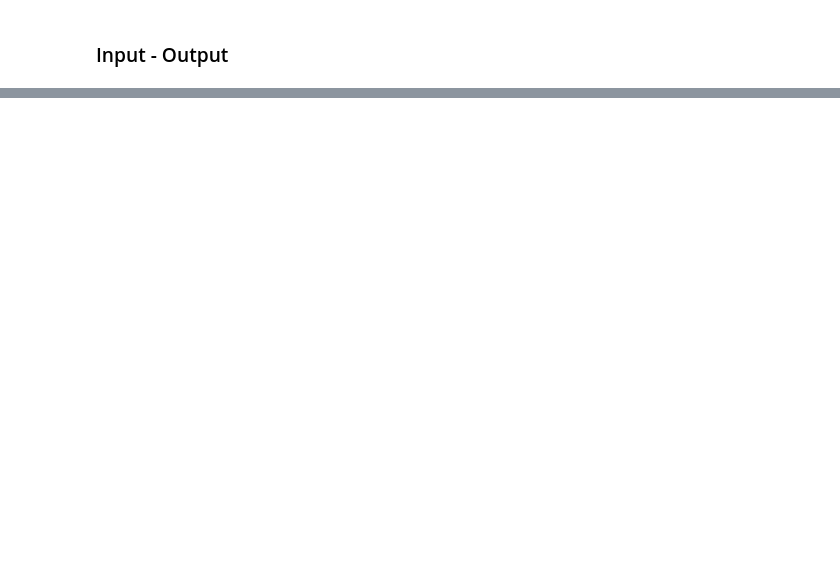
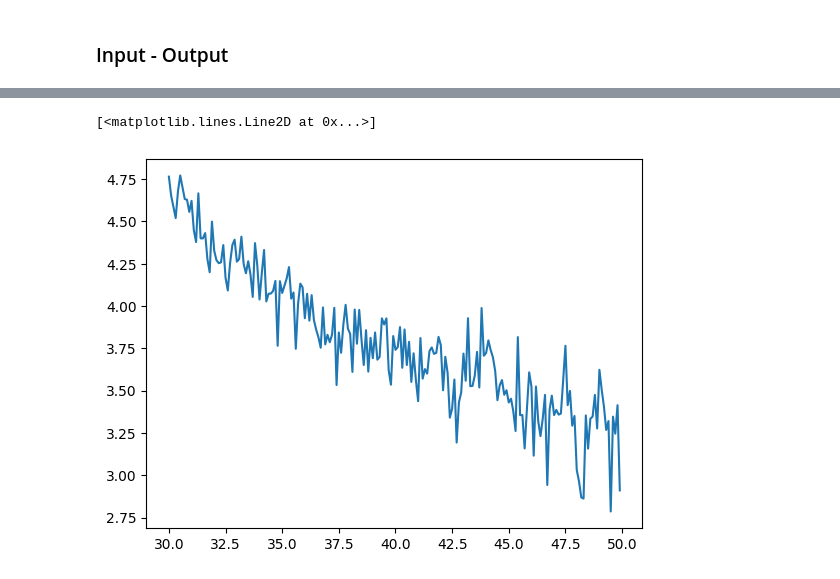
Before and after one commit to JonasMnsing/NanoNets, a Jupyter notebook: scripts/2_funding_period/WP2/step_input/nbk/step_input_resistance.ipynb, the cells around one changed output, grey strips where cells are left out. Cells and saved outputs as stored; diff of their text form; code cells hidden in the pictures; blank space fills up the shorter version.

```diff
--- a/scripts/2_funding_period/WP2/step_input/nbk/step_input_resistance.ipynb
+++ b/scripts/2_funding_period/WP2/step_input/nbk/step_input_resistance.ipynb
@@ -67,0 +92,18 @@ with plt.style.context(["science","bright", "grid"]):
+# %%
+dic_fits = {}
+
+for seed in range(0,10):
+
+    fits    = []
+    x_start = 300
+    x_end   = 500
+
+    for key in dic_R[seed].keys():
+        x_new   = time_vals
+        y_new   = np.log(dic_R[seed][key]['Current'].values - np.mean(dic_R[seed][key]['Current'].values[:50]))
+        fits.append(np.polyfit(x_new[x_start:x_end], y_new[x_start:x_end], 1))
+
+    fits            = np.array(fits)
+    dic_fits[seed]  = fits
+
+fits
@@ -67,0 +120,5 @@ with plt.style.context(["science","bright", "grid"]):
+# %%
+plt.plot(x_new[x_start:x_end], y_new[x_start:x_end])
+# %% [output]
+[<matplotlib.lines.Line2D at 0x...>]
+[figure, added]
```
Also changed, not shown: parts of 6 cells of this notebook, 30 other files.
